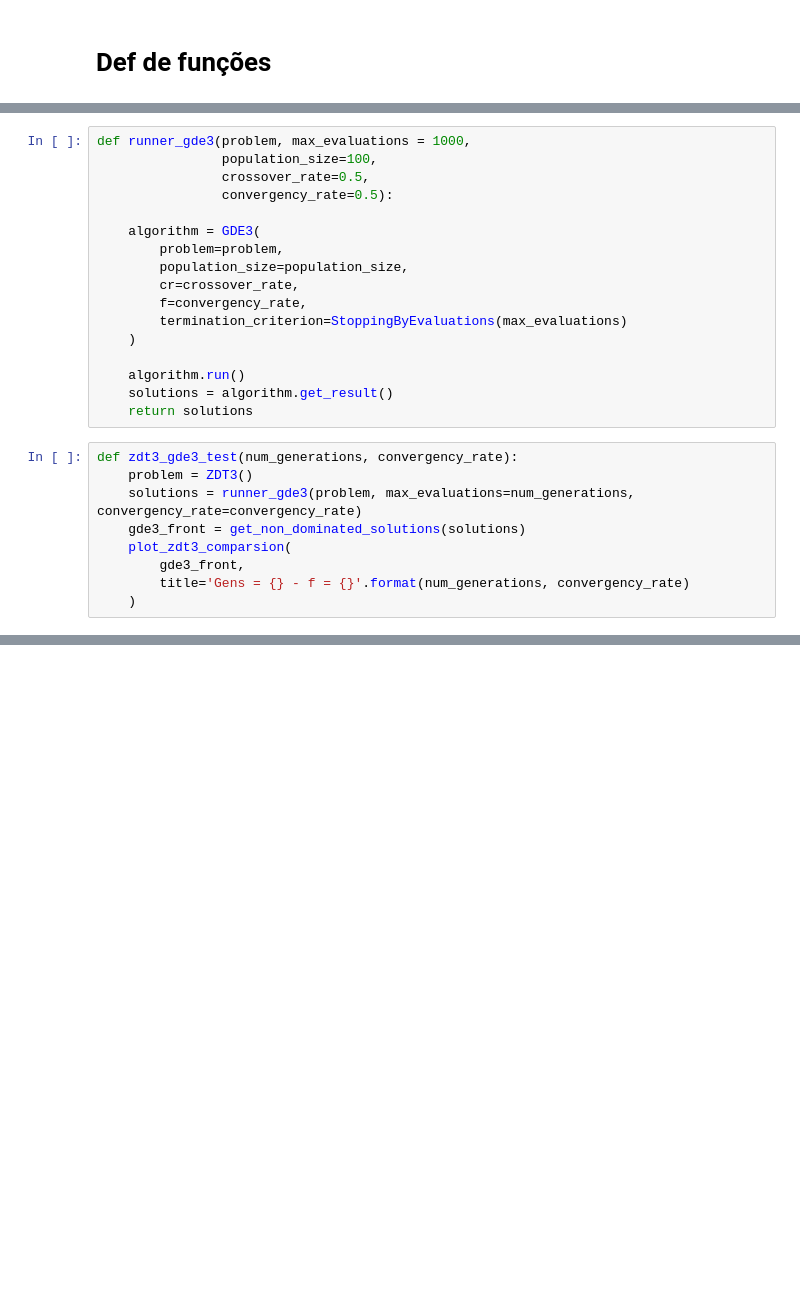
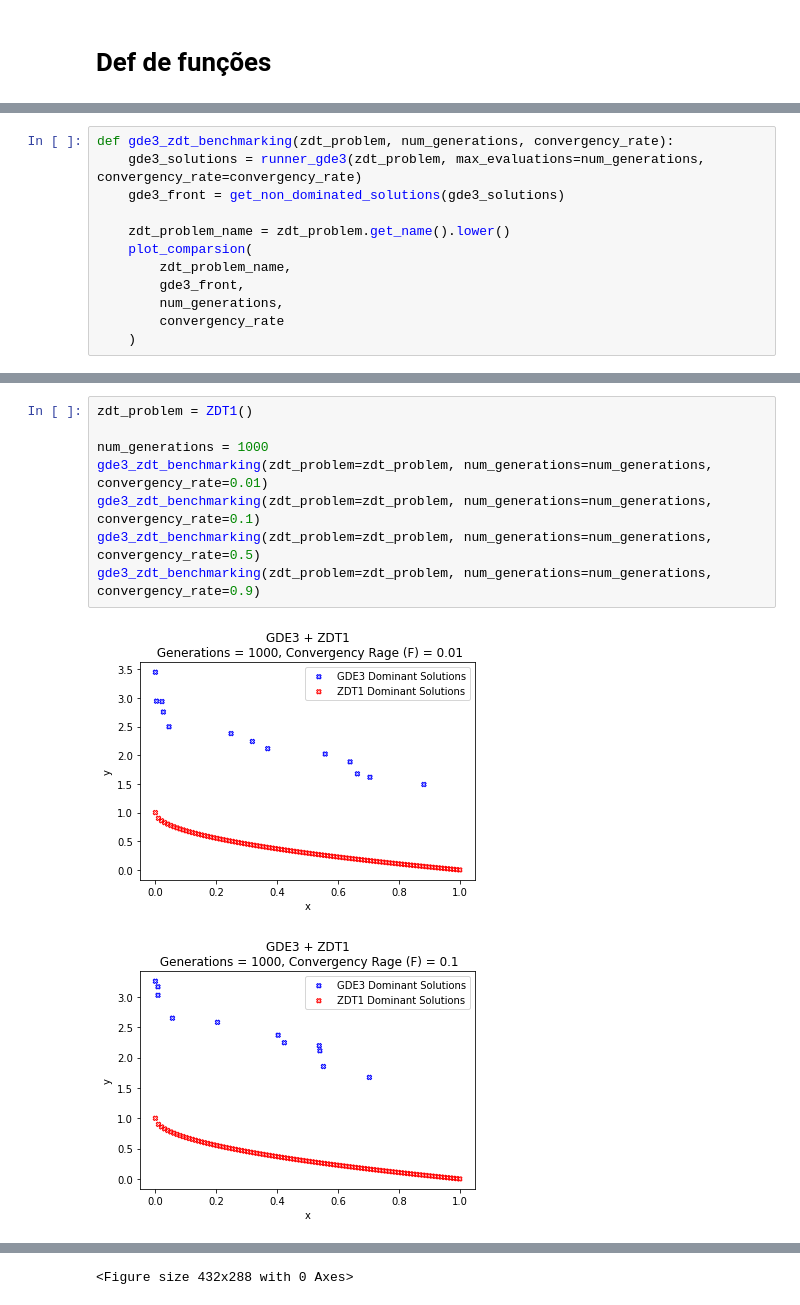
Before and after one commit to fabioafreitas/Computacao_Evolutiva, a Jupyter notebook: Atividades/jmetal_gde3/gde3.ipynb, the cells around one changed output, grey strips where cells are left out. Cells and saved outputs as stored; diff of their text form; blank space fills up the shorter version.

```diff
--- a/Atividades/jmetal_gde3/gde3.ipynb
+++ b/Atividades/jmetal_gde3/gde3.ipynb
@@ -38,27 +71,13 @@ def plot_zdt3_comparsion(algorithm_front, title):
-# %%
-def runner_gde3(problem, max_evaluations = 1000,
-                population_size=100,
-                crossover_rate=0.5,
-                convergency_rate=0.5):
-
-    algorithm = GDE3(
-        problem=problem,
-        population_size=population_size,
-        cr=crossover_rate,
-        f=convergency_rate,
-        termination_criterion=StoppingByEvaluations(max_evaluations)
-    )
-
-    algorithm.run()
-    solutions = algorithm.get_result()
-    return solutions
 # %%
-def zdt3_gde3_test(num_generations, convergency_rate):
-    problem = ZDT3()
-    solutions = runner_gde3(problem, max_evaluations=num_generations, convergency_rate=convergency_rate)
-    gde3_front = get_non_dominated_solutions(solutions)
-    plot_zdt3_comparsion(
+def gde3_zdt_benchmarking(zdt_problem, num_generations, convergency_rate):
+    gde3_solutions = runner_gde3(zdt_problem, max_evaluations=num_generations, convergency_rate=convergency_rate)
+    gde3_front = get_non_dominated_solutions(gde3_solutions)
+
+    zdt_problem_name = zdt_problem.get_name().lower()
+    plot_comparsion(
+        zdt_problem_name,
         gde3_front,
-        title='Gens = {} - f = {}'.format(num_generations, convergency_rate)
+        num_generations,
+        convergency_rate
     )
 # %% [markdown]
@@ -90,0 +87,11 @@ zdt3_gde3_test(num_generations=10000, convergency_rate=0.9)
+# %%
+zdt_problem = ZDT1()
+
+num_generations = 1000
+gde3_zdt_benchmarking(zdt_problem=zdt_problem, num_generations=num_generations, convergency_rate=0.01)
+gde3_zdt_benchmarking(zdt_problem=zdt_problem, num_generations=num_generations, convergency_rate=0.1)
+gde3_zdt_benchmarking(zdt_problem=zdt_problem, num_generations=num_generations, convergency_rate=0.5)
+gde3_zdt_benchmarking(zdt_problem=zdt_problem, num_generations=num_generations, convergency_rate=0.9)
+# %% [output]
+[figure, added]
+[figure, added]
@@ -90,0 +100 @@ zdt3_gde3_test(num_generations=10000, convergency_rate=0.9)
+<Figure size 432x288 with 0 Axes>
```
Also changed, not shown: parts of 20 cells of this notebook, 26 other files.
